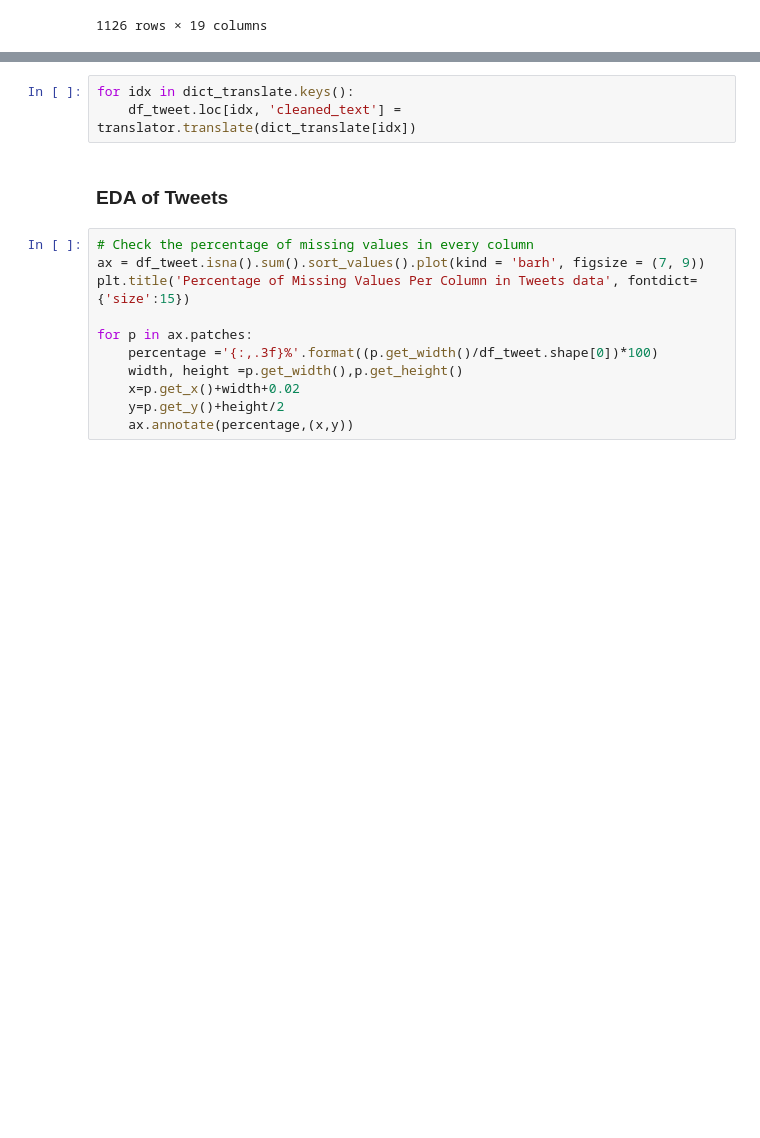
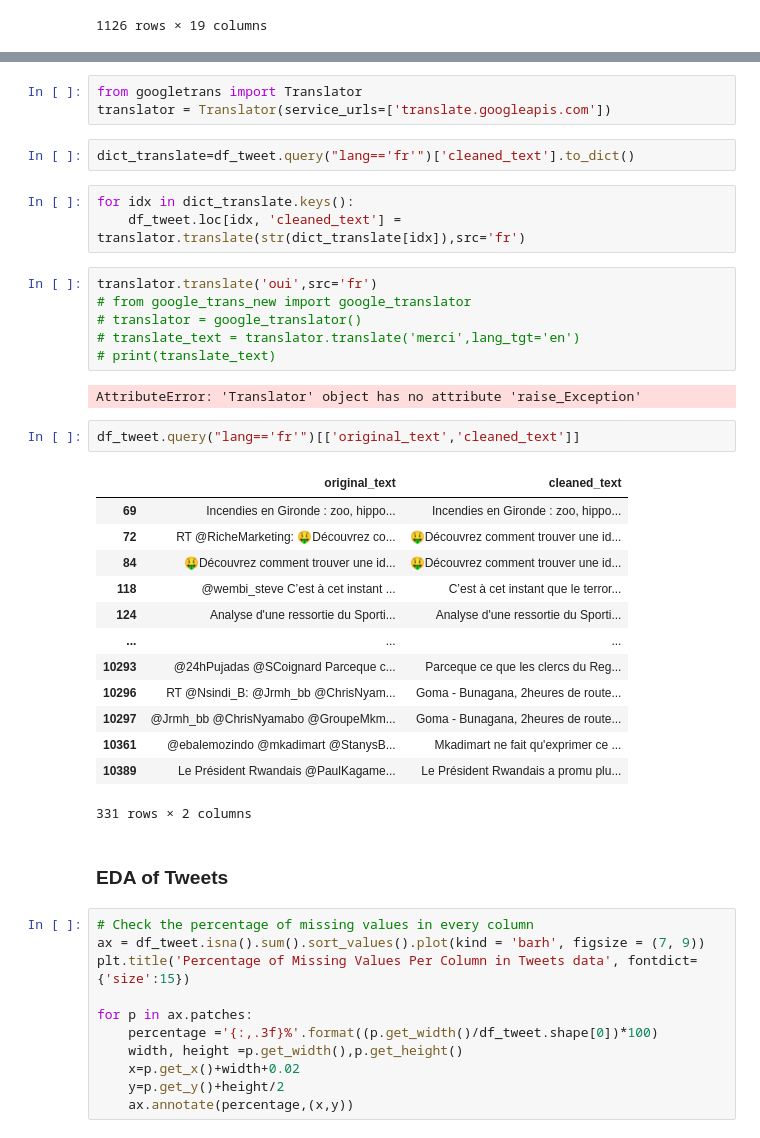
Before and after one commit to fbagire/tweets_analyze, a Jupyter notebook: analysis.ipynb, the cells around one changed output, grey strips where cells are left out. Saved outputs shown, nothing was run; the diff lists cells and outputs as text; blank space fills up the shorter version.

```diff
--- a/analysis.ipynb
+++ b/analysis.ipynb
@@ -89,6 +84,35 @@ dict_translate=df_tweet.query("lang=='fr'")['cleaned_text'].to_dict()
-# %%
-for idx in dict_translate.keys():
-    df_tweet.loc[idx, 'cleaned_text'] = translator.translate(dict_translate[idx])
+# %%
+from googletrans import Translator
+translator = Translator(service_urls=['translate.googleapis.com'])
+# %%
+dict_translate=df_tweet.query("lang=='fr'")['cleaned_text'].to_dict()
+# %%
+for idx in dict_translate.keys():
+    df_tweet.loc[idx, 'cleaned_text'] = translator.translate(str(dict_translate[idx]),src='fr')
+# %%
+translator.translate('oui',src='fr')
+# from google_trans_new import google_translator
+# translator = google_translator()
+# translate_text = translator.translate('merci',lang_tgt='en')
+# print(translate_text)
+# %% [output]
+AttributeError: 'Translator' object has no attribute 'raise_Exception'
+# %%
+df_tweet.query("lang=='fr'")[['original_text','cleaned_text']]
+# %% [output]
+|  | original_text | cleaned_text |
+| 69 | Incendies en Gironde : zoo, hippo... | Incendies en Gironde : zoo, hippo... |
+| 72 | RT @RicheMarketing: 🤑Découvrez co... | 🤑Découvrez comment trouver une id... |
+| 84 | 🤑Découvrez comment trouver une id... | 🤑Découvrez comment trouver une id... |
+| 118 | @wembi_steve C’est à cet instant ... | C’est à cet instant que le terror... |
+| 124 | Analyse d'une ressortie du Sporti... | Analyse d'une ressortie du Sporti... |
+| ... | ... | ... |
+| 10293 | @24hPujadas @SCoignard Parceque c... | Parceque ce que les clercs du Reg... |
+| 10296 | RT @Nsindi_B: @Jrmh_bb @ChrisNyam... | Goma - Bunagana, 2heures de route... |
+| 10297 | @Jrmh_bb @ChrisNyamabo @GroupeMkm... | Goma - Bunagana, 2heures de route... |
+| 10361 | @ebalemozindo @mkadimart @StanysB... | Mkadimart ne fait qu'exprimer ce ... |
+| 10389 | Le Président Rwandais @PaulKagame... | Le Président Rwandais a promu plu... |
+331 rows × 2 columns
 # %% [markdown]
 ### EDA of Tweets
 # %%
```
Also changed, not shown: parts of 3 cells of this notebook.
